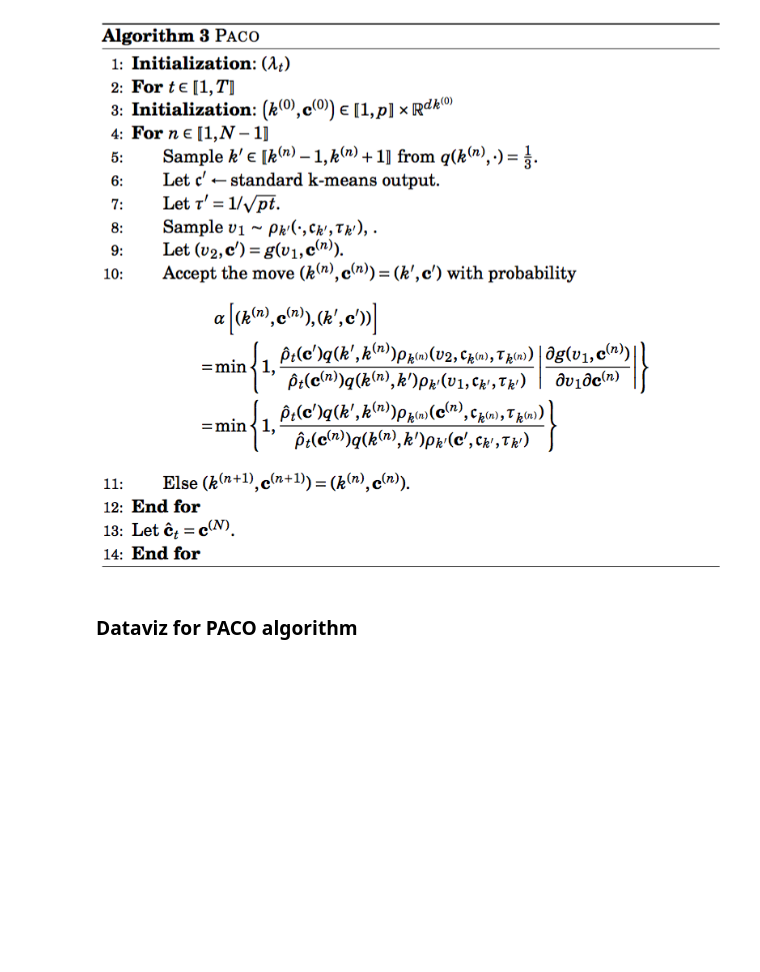
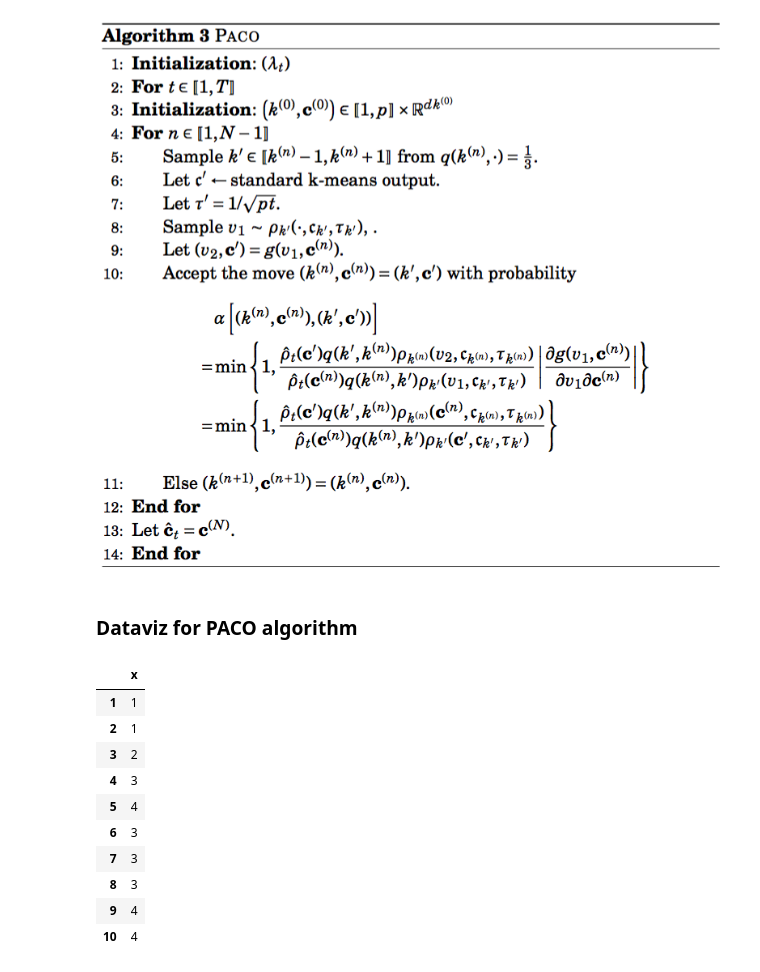
Before and after one commit to mathislinger/PAC_bayesian_online_clustering, a Jupyter notebook: mli.ipynb, the cells around one changed output. Cells and saved outputs as stored; diff of their text form; code cells hidden in the pictures; blank space fills up the shorter version.

```diff
--- a/mli.ipynb
+++ b/mli.ipynb
@@ -204,3 +204,19 @@ def PACO(X, R = max(np.sqrt((X**2).sum(axis=1))), coeff = 2, K_max = 50, scaling
     return pd.DataFrame({'predicted_centers': pred_centers, 'nb_of_clusters': nb_clusters, 'labels': labels})
 # %% [markdown]
 ### Dataviz for PACO algorithm
+# %%
+nb_clusters = pd.read_csv('nb_clusters', index_col='Unnamed: 0')
+# %%
+nb_clusters
+# %% [output]
+|  | x |
+| 1 | 1 |
+| 2 | 1 |
+| 3 | 2 |
+| 4 | 3 |
+| 5 | 4 |
+| 6 | 3 |
+| 7 | 3 |
+| 8 | 3 |
+| 9 | 4 |
+| 10 | 4 |
```
Also changed, not shown: parts of 2 cells of this notebook, 3 other files.
